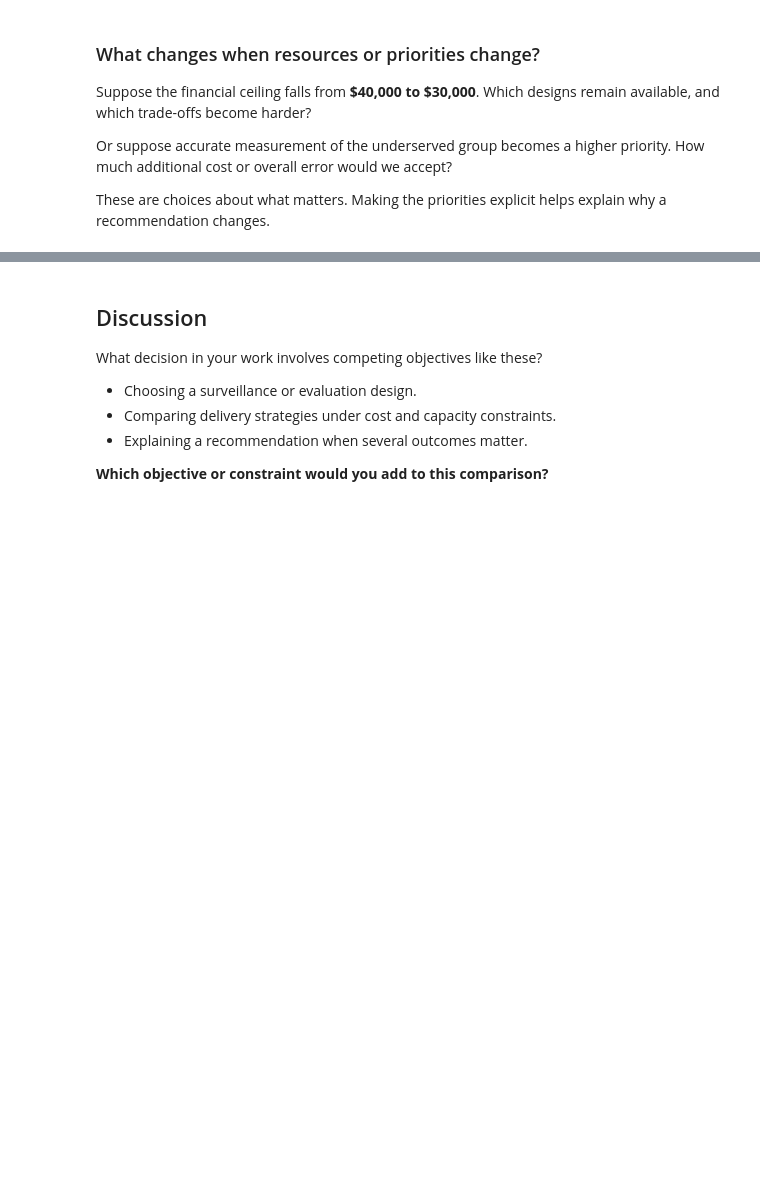
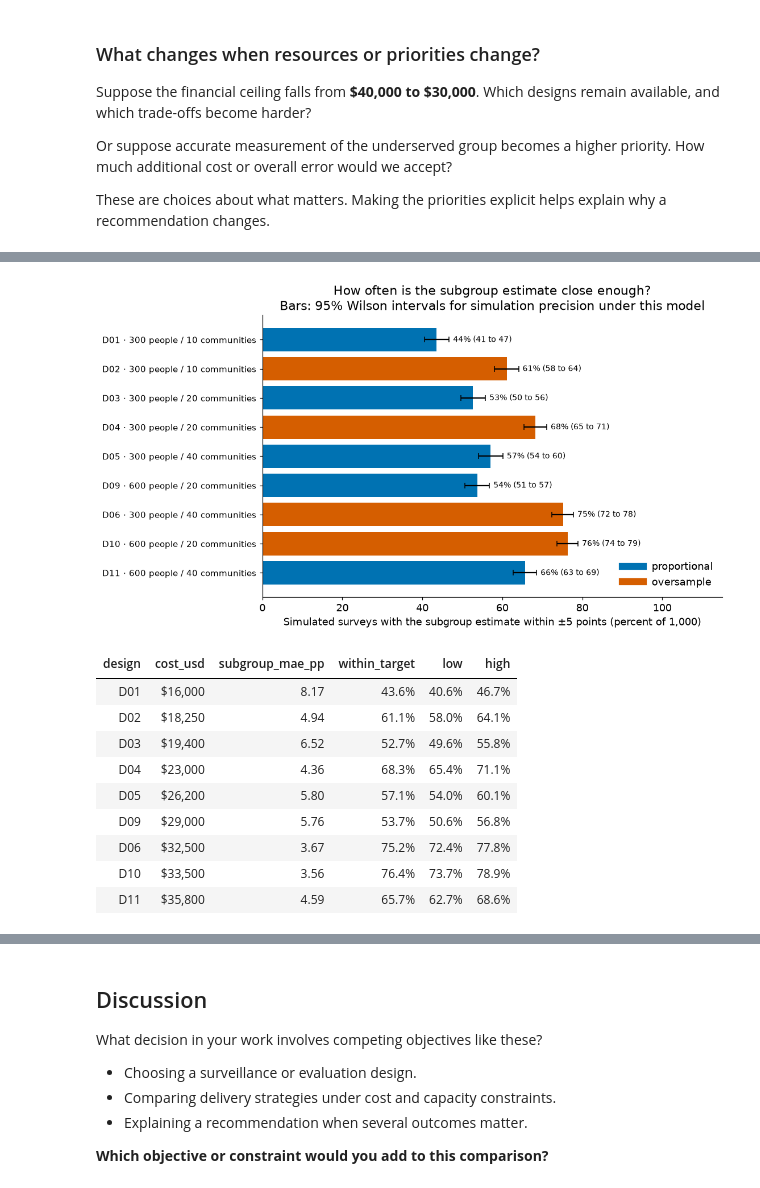
Before and after one commit to jcm-sci/trade-study, a Jupyter notebook: examples/serosurvey_study.ipynb, the cells around one changed output, grey strips where cells are left out. Drawn from its saved outputs; the diff is of its cells as text; code cells hidden in the pictures; blank space fills up the shorter version.

```diff
--- a/examples/serosurvey_study.ipynb
+++ b/examples/serosurvey_study.ipynb
@@ -189,11 +194,17 @@ results provide the evidence for the comparisons that follow.
 # %%
 SCREEN_REPS = 100
 REFINE_REPS = 1000
+# Fixed before running: surveys per design for a worst-case 95% Wilson
+# half-width of 3.5 points on the precision-target share (section 7).
+needed = replicates_for_half_width(0.035)
+if needed > REFINE_REPS:
+    msg = f"Use at least {needed} refinement surveys per design"
+    raise ValueError(msg)
 
 study = Study(
     world=world,
     scorer=scorer,
-    observables=observables,
+    observables=observables + survey_indicators(),
     factors=factors,
     phases=[
         Phase("screen", grid=grid, n_reps=SCREEN_REPS),
@@ -207,6 +218,7 @@ study_seconds = perf_counter() - started
 raw = study.results("refine")
 means = raw.aggregate_replicates()
 print(f"{len(grid)} designs; {len(raw.configs):,} refinement evaluations")
+print(f"{needed} surveys per design meet the planned precision; we use {REFINE_REPS}.")
 print(f"Both phases completed in {study_seconds:.2f} seconds on this machine.")
 # %% [output]
 18 designs; 18,000 refinement evaluations
@@ -415 +444,34 @@ helps explain why a recommendation changes.
+# %%
+summary = raw.aggregate_replicates(proportion_observables=[INDICATOR])
+fig = plot_precision(report, summary)
+show(fig)
+plt.close(fig)
+rows = precision_rows(report, summary)
+if rows:
+    show(
+        pd
+        .DataFrame(rows)[
+            ["design", "cost_usd", "subgroup_mae_pp", "within_target", "low", "high"]
+        ]
+        .style.hide(axis="index")
+        .format({
+            "cost_usd": "${:,.0f}",
+            "subgroup_mae_pp": "{:.2f}",
+            "within_target": "{:.1%}",
+            "low": "{:.1%}",
+            "high": "{:.1%}",
+        })
+    )
+# %% [output]
+[figure, added]
+| design | cost_usd | subgroup_mae_pp | within_target | low | high |
+| D01 | $16,000 | 8.17 | 43.6% | 40.6% | 46.7% |
+| D02 | $18,250 | 4.94 | 61.1% | 58.0% | 64.1% |
+| D03 | $19,400 | 6.52 | 52.7% | 49.6% | 55.8% |
+| D04 | $23,000 | 4.36 | 68.3% | 65.4% | 71.1% |
+| D05 | $26,200 | 5.80 | 57.1% | 54.0% | 60.1% |
+| D09 | $29,000 | 5.76 | 53.7% | 50.6% | 56.8% |
+| D06 | $32,500 | 3.67 | 75.2% | 72.4% | 77.8% |
+| D10 | $33,500 | 3.56 | 76.4% | 73.7% | 78.9% |
+| D11 | $35,800 | 4.59 | 65.7% | 62.7% | 68.6% |
 # %% [markdown]
```
Also changed, not shown: parts of 4 cells of this notebook, 5 other files.
